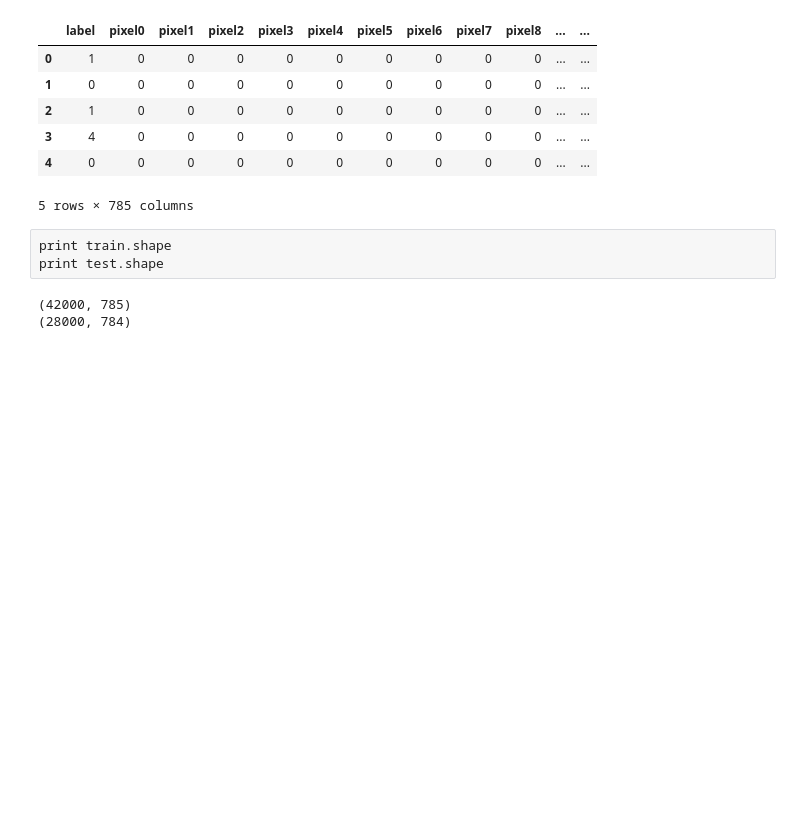
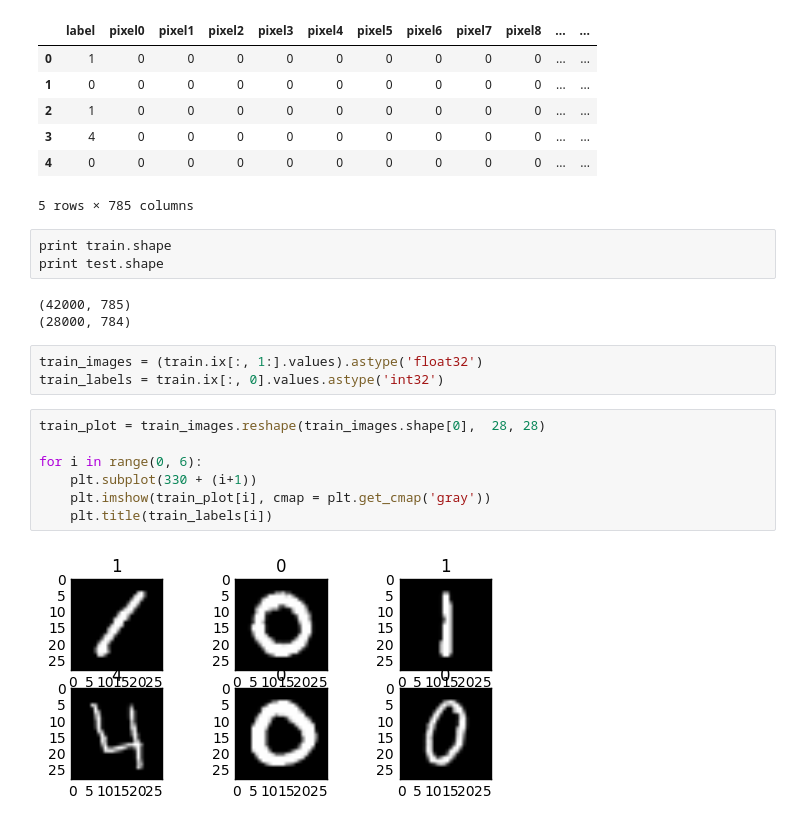
Before and after one commit to sglembocki/personal_projects, a Jupyter notebook: DigitRecognizer/DigitRecognizer.ipynb, the cells around one changed output. Drawn from its saved outputs; the diff is of its cells as text; blank space fills up the shorter version.

```diff
--- a/DigitRecognizer/DigitRecognizer.ipynb
+++ b/DigitRecognizer/DigitRecognizer.ipynb
@@ -33,3 +22,15 @@ print test.shape
 # %% [output]
 (42000, 785)
 (28000, 784)
+# %%
+train_images = (train.ix[:, 1:].values).astype('float32')
+train_labels = train.ix[:, 0].values.astype('int32')
+# %%
+train_plot = train_images.reshape(train_images.shape[0],  28, 28)
+
+for i in range(0, 6):
+    plt.subplot(330 + (i+1))
+    plt.imshow(train_plot[i], cmap = plt.get_cmap('gray'))
+    plt.title(train_labels[i])
+# %% [output]
+[figure, added]
```
Also changed, not shown: parts of 9 cells of this notebook, 2 other files.
